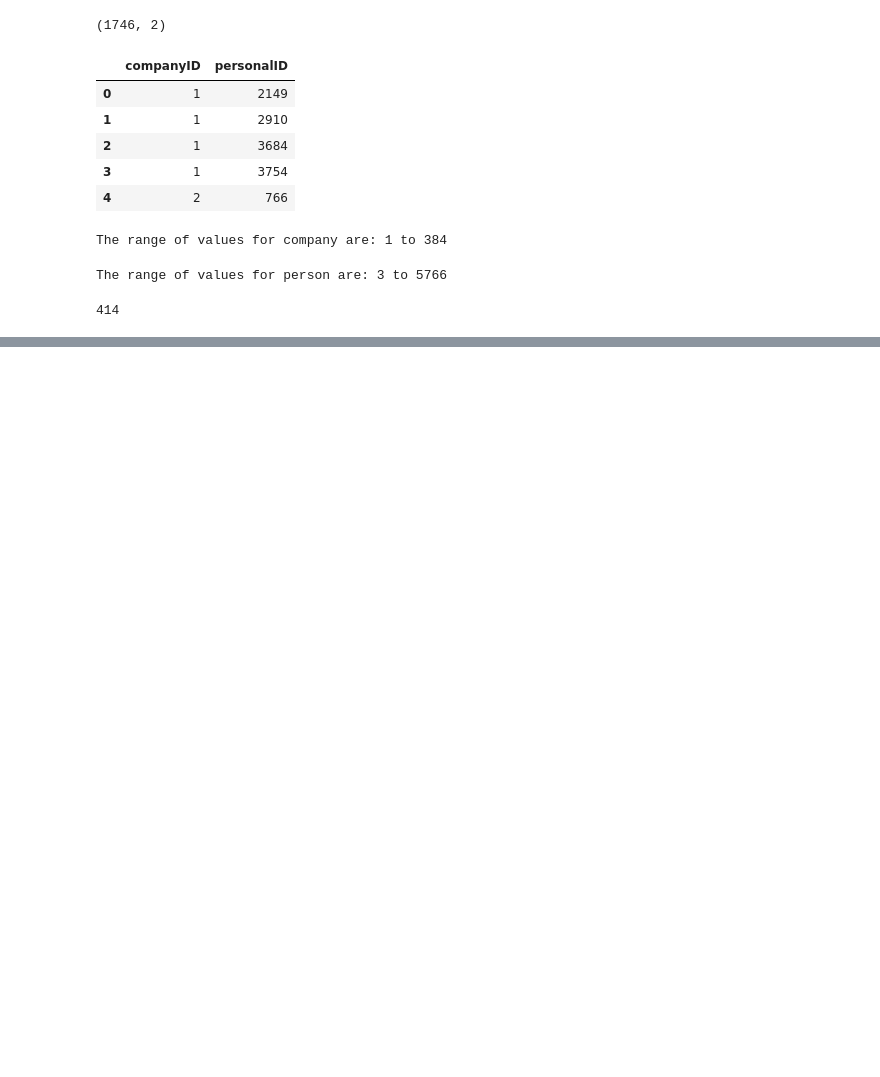
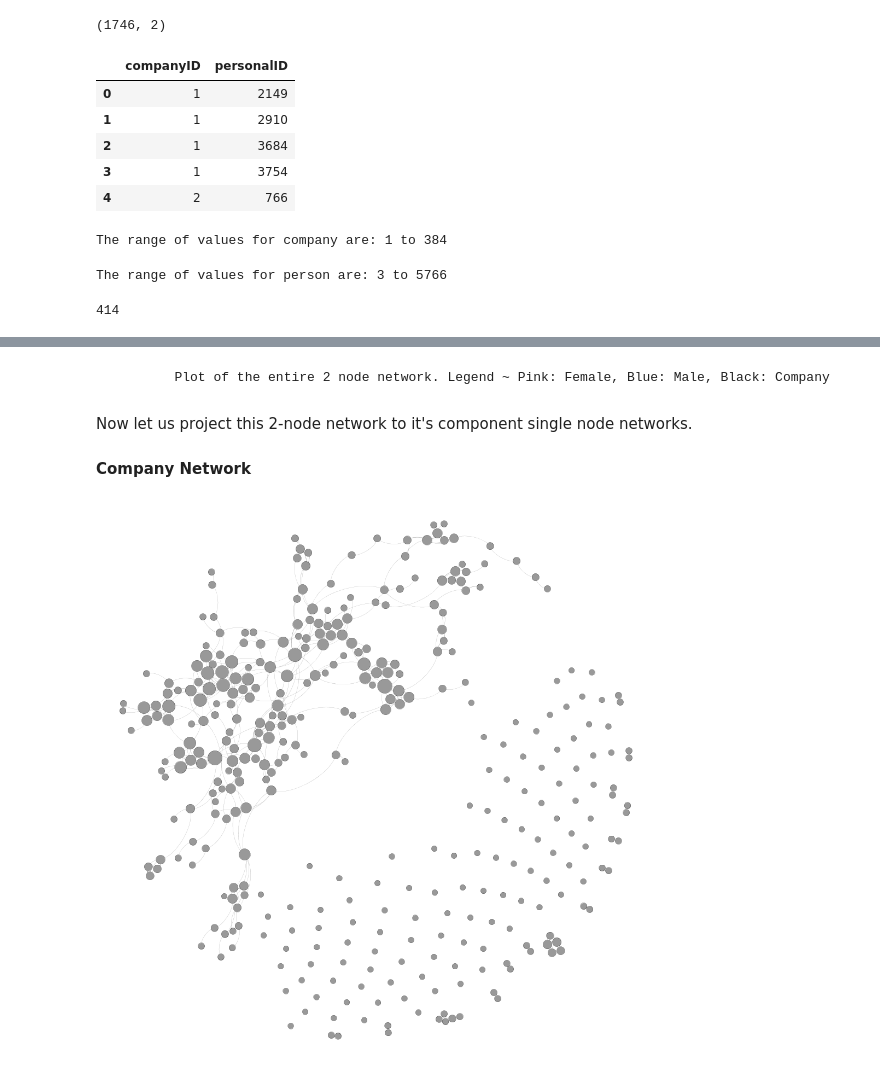
Before and after one commit to ajp619/is620_2modeNet, a Jupyter notebook: 2modeNet.ipynb, the cells around one changed output, grey strips where cells are left out. Drawn from its saved outputs; the diff is of its cells as text; code cells hidden in the pictures; blank space fills up the shorter version.

```diff
--- a/2modeNet.ipynb
+++ b/2modeNet.ipynb
@@ -117,0 +149,10 @@ nx.write_gexf(g, 'export.gexf')
+# %% [markdown]
+            Plot of the entire 2 node network. Legend ~ Pink: Female, Blue: Male, Black: Company
+# %% [markdown]
+Now let us project this 2-node network to it's component single node networks.
+
+#### Company Network
+# %%
+dis.Image('compNet.png', width=600)
+# %% [output]
+[figure, added]
```
Also changed, not shown: parts of 30 cells of this notebook, 10 other files.
